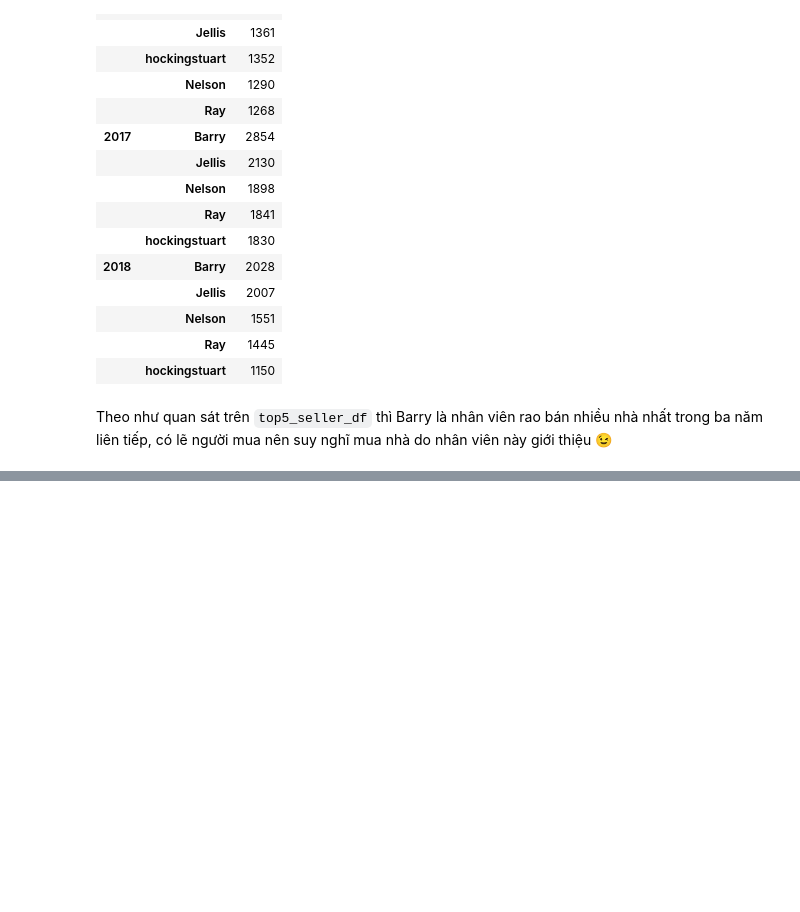
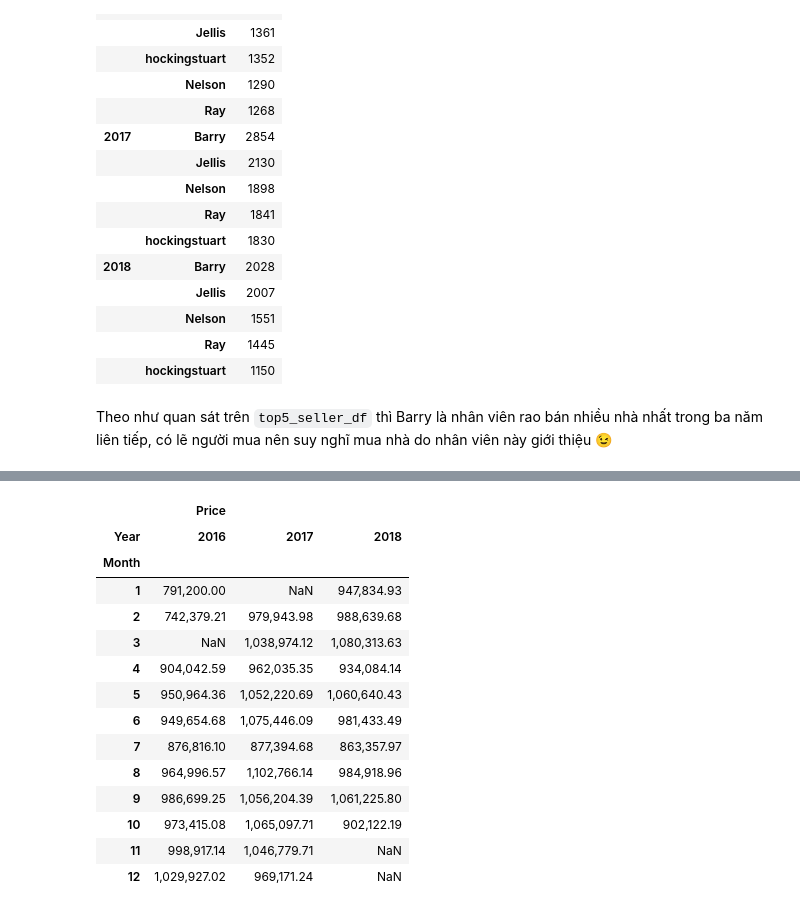
Before and after one commit to phanvoquyen/L-p-tr-nh-cho-Khoa-h-c-D-li-u, a Jupyter notebook: Code/18120509_18120529.ipynb, the cells around one changed output, grey strips where cells are left out. Cells and saved outputs as stored; diff of their text form; code cells hidden in the pictures; blank space fills up the shorter version.

```diff
--- a/Code/18120509_18120529.ipynb
+++ b/Code/18120509_18120529.ipynb
@@ -446,0 +496,21 @@ Theo như quan sát trên `top5_seller_df` thì Barry là nhân viên rao bán n
+# %%
+price_month_df = mhm_df[['Price', 'Month', 'Year']]
+price_month_df = price_month_df.groupby(['Year', 'Month']).mean()
+price_month_df = price_month_df.unstack(level=0)
+price_month_df
+# %% [output]
+|  | Price |  |  |
+| Year | 2016 | 2017 | 2018 |
+| Month |  |  |  |
+| 1 | 791,200.00 | NaN | 947,834.93 |
+| 2 | 742,379.21 | 979,943.98 | 988,639.68 |
+| 3 | NaN | 1,038,974.12 | 1,080,313.63 |
+| 4 | 904,042.59 | 962,035.35 | 934,084.14 |
+| 5 | 950,964.36 | 1,052,220.69 | 1,060,640.43 |
+| 6 | 949,654.68 | 1,075,446.09 | 981,433.49 |
+| 7 | 876,816.10 | 877,394.68 | 863,357.97 |
+| 8 | 964,996.57 | 1,102,766.14 | 984,918.96 |
+| 9 | 986,699.25 | 1,056,204.39 | 1,061,225.80 |
+| 10 | 973,415.08 | 1,065,097.71 | 902,122.19 |
+| 11 | 998,917.14 | 1,046,779.71 | NaN |
+| 12 | 1,029,927.02 | 969,171.24 | NaN |
```
Also changed, not shown: parts of 12 cells of this notebook.
